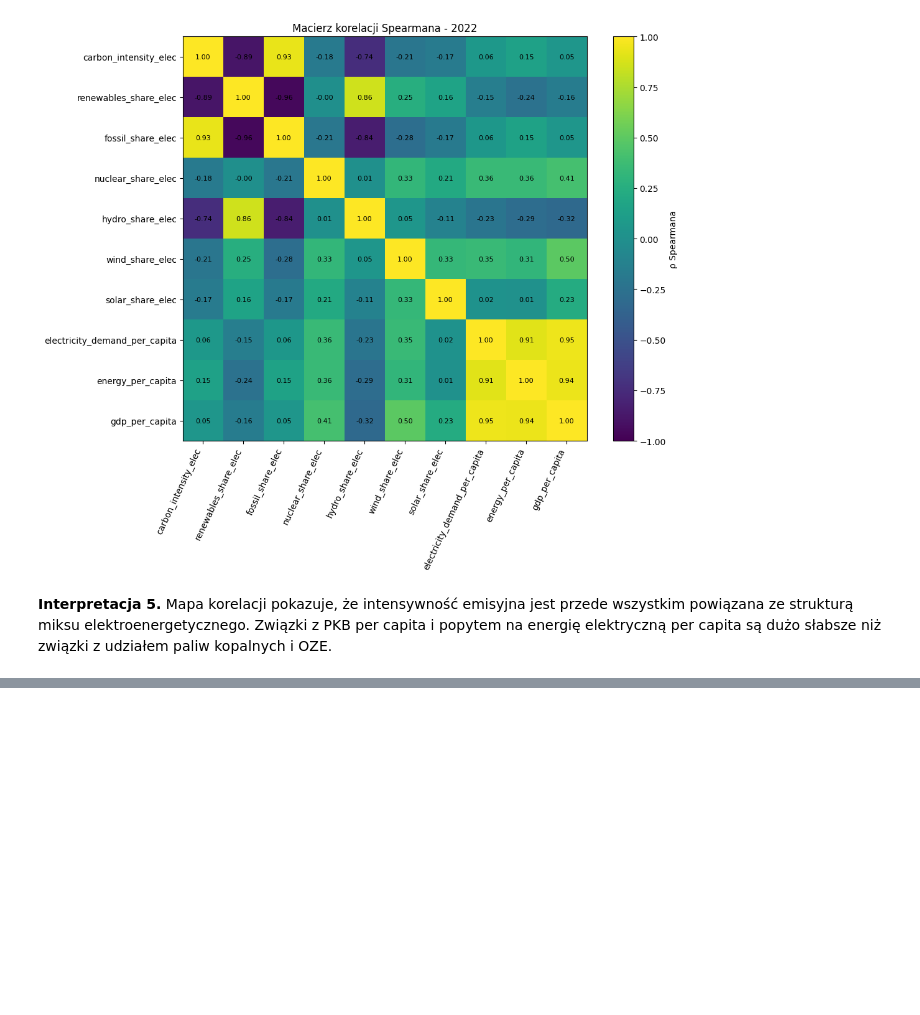
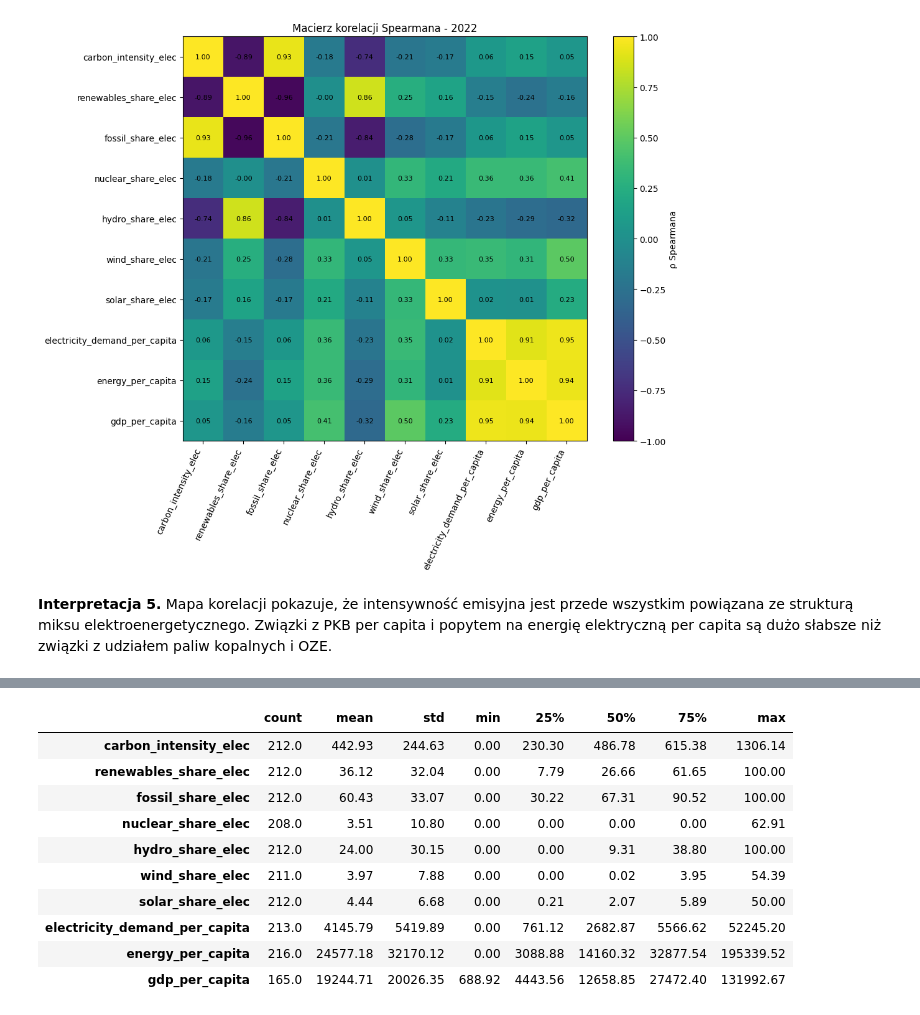
Before and after one commit to J-E-Wa/Analiza-i-wizualizacja-danych, a Jupyter notebook: energy-data-analyze.ipynb, the cells around one changed output, grey strips where cells are left out. Saved outputs shown, nothing was run; the diff lists cells and outputs as text; code cells hidden in the pictures; blank space fills up the shorter version.

Commit message:
Add descriptive statistics and correlation analysis

```diff
--- a/energy-data-analyze.ipynb
+++ b/energy-data-analyze.ipynb
@@ -373,0 +381,17 @@ plt.show()
+# %%
+# Analiza 1: statystyki opisowe
+desc = data[analysis_cols].describe(percentiles=[0.25, 0.5, 0.75]).T
+desc = desc[["count", "mean", "std", "min", "25%", "50%", "75%", "max"]]
+desc.round(2)
+# %% [output]
+|  | count | mean | std | min | 25% | 50% | 75% | max |
+| carbon_intensity_elec | 212.0 | 442.93 | 244.63 | 0.00 | 230.30 | 486.78 | 615.38 | 1306.14 |
+| renewables_share_elec | 212.0 | 36.12 | 32.04 | 0.00 | 7.79 | 26.66 | 61.65 | 100.00 |
+| fossil_share_elec | 212.0 | 60.43 | 33.07 | 0.00 | 30.22 | 67.31 | 90.52 | 100.00 |
+| nuclear_share_elec | 208.0 | 3.51 | 10.80 | 0.00 | 0.00 | 0.00 | 0.00 | 62.91 |
+| hydro_share_elec | 212.0 | 24.00 | 30.15 | 0.00 | 0.00 | 9.31 | 38.80 | 100.00 |
+| wind_share_elec | 211.0 | 3.97 | 7.88 | 0.00 | 0.00 | 0.02 | 3.95 | 54.39 |
+| solar_share_elec | 212.0 | 4.44 | 6.68 | 0.00 | 0.21 | 2.07 | 5.89 | 50.00 |
+| electricity_demand_per_capita | 213.0 | 4145.79 | 5419.89 | 0.00 | 761.12 | 2682.87 | 5566.62 | 52245.20 |
+| energy_per_capita | 216.0 | 24577.18 | 32170.12 | 0.00 | 3088.88 | 14160.32 | 32877.54 | 195339.52 |
+| gdp_per_capita | 165.0 | 19244.71 | 20026.35 | 688.92 | 4443.56 | 12658.85 | 27472.40 | 131992.67 |
```
Also changed, not shown: parts of 4 cells of this notebook.
